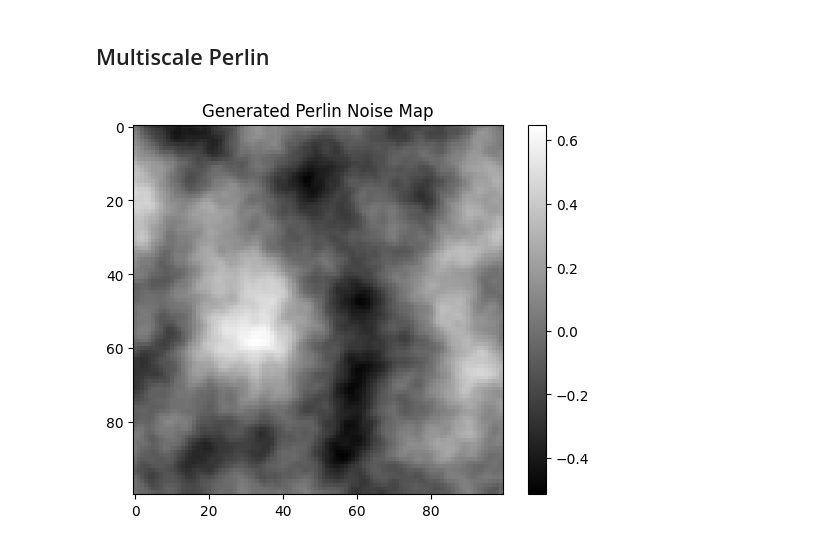
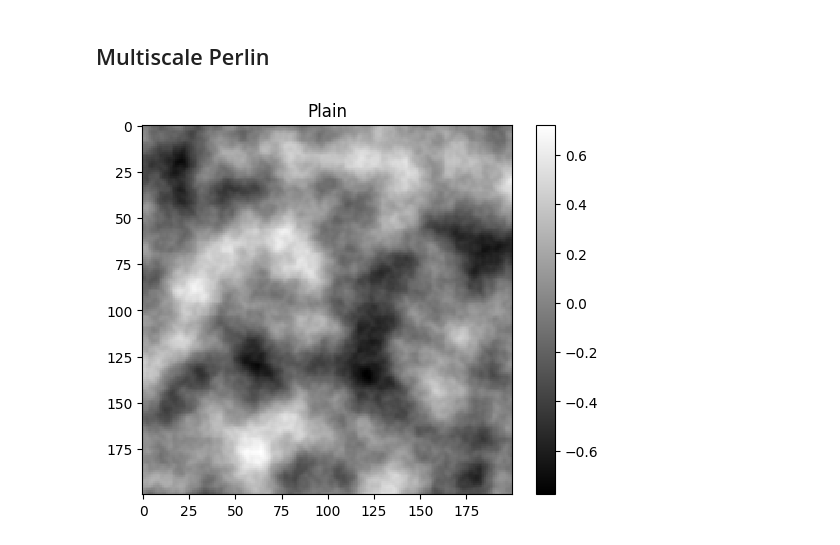
Before and after one commit to arthurBricq/crafty, a Jupyter notebook: scripts/test_world_gen.ipynb, the cells around one changed output. Drawn from its saved outputs; the diff is of its cells as text; code cells hidden in the pictures.

```diff
--- a/scripts/test_world_gen.ipynb
+++ b/scripts/test_world_gen.ipynb
@@ -60,33 +63,39 @@ class PerlinNoise:
 ## Multiscale Perlin
 # %%
 class MultiscalePerlinNoise:
-    def __init__(self, seed, scales, amplitudes):
+    def __init__(self, seed, configs):
         self.seed = seed
-        self.scales = scales
-        self.amplitudes = amplitudes
-        self.perlin_noises = [PerlinNoise(seed + i, scales[i]) for i in range(SCALE_LEVEL_PERLIN)]
+        self.perlin_noises = [PerlinNoise(seed + i, configs[i]) for i in range(len(configs))]
 
     def at(self, coord):
-        return sum(self.amplitudes[i] * self.perlin_noises[i].at(coord) for i in range(SCALE_LEVEL_PERLIN))
+        return sum(self.perlin_noises[i].at(coord) for i in range(len(self.perlin_noises)))
 # %%
 # Function to generate and display a small map using Perlin noise
-def generate_map(seed=0, width=100, height=100):
-    scales = [50, 25, 12.5, 6.25, 3.125]
-    amplitudes = [1.0, 0.5, 0.25, 0.125, 0.0625]
+def generate_map(configs, seed=0, width=100):
+    noise_gen = MultiscalePerlinNoise(seed, configs)
 
-    noise_gen = MultiscalePerlinNoise(seed, scales, amplitudes)
-
-    map_data = np.zeros((width, height))
+    map_data = np.zeros((width, width))
     for i in range(width):
-        for j in range(height):
+        for j in range(width):
             map_data[i, j] = noise_gen.at([i, j])
 
-    plt.imshow(map_data, cmap='gray')
-    plt.title("Generated Perlin Noise Map")
-    plt.colorbar()
-    plt.show()
+    return map_data
 
-# Example of generating a small map
-generate_map(seed=42)
+# CONFIG FOR THE WORLD
+width = 200
-# %% [output]
-[figure, removed]
+# %%
+scales = [50, 25, 12.5, 6.25, 3.125]
+amplitudes = [1.0, 0.5, 0.25, 0.125, 0.0625]
+
+config_list = [PerlinNoiseConfig(scale, amplitude) for scale, amplitude in zip(scales, amplitudes)]
+
+# Example of generating a small map
+world_map = generate_map(config_list, seed=42, width=width)
+
+plt.imshow(world_map, cmap='gray', interpolation="none")
+plt.title("Plain")
+plt.colorbar()
+
+plt.show()
+# %% [output]
+[figure, added]
```
Also changed, not shown: parts of 3 cells of this notebook, 24 other files.
